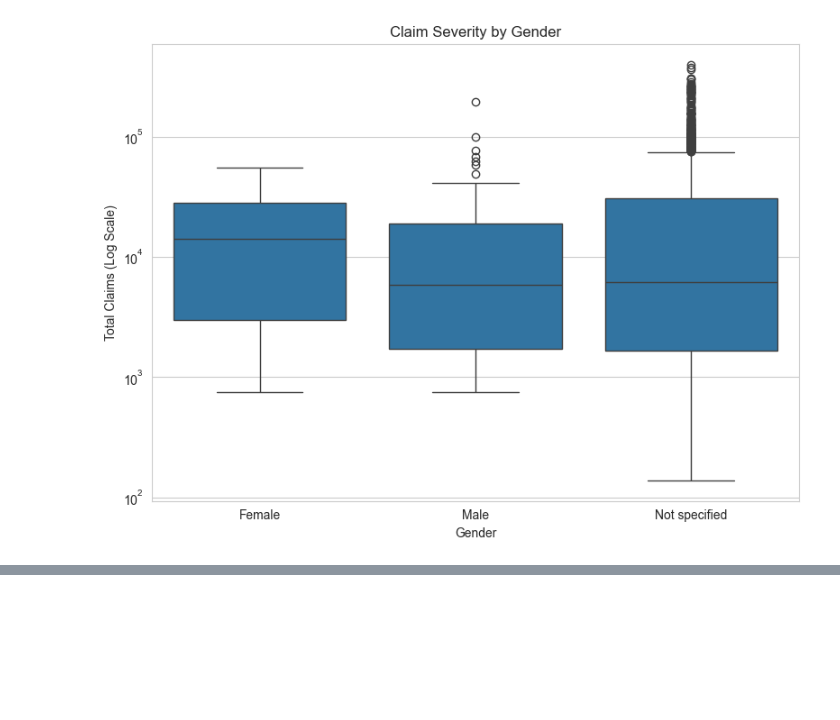
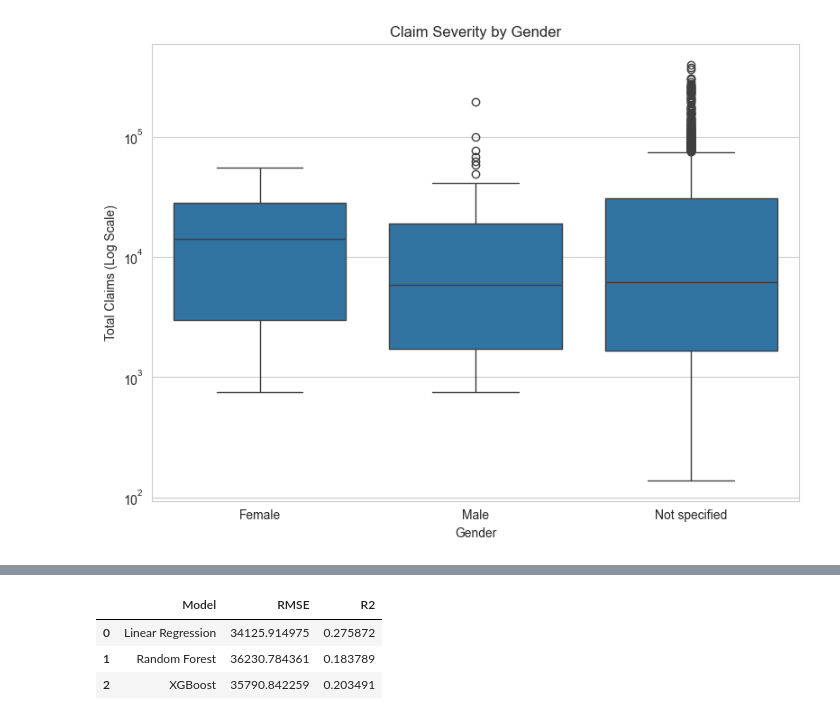
Before and after one commit to bemnetne/End-to-End-Insurance-Risk-Analytics-Predictive-Modeling, a Jupyter notebook: notebooks/eda.ipynb, the cells around one changed output, grey strips where cells are left out. Saved outputs shown, nothing was run; the diff lists cells and outputs as text; code cells hidden in the pictures; blank space fills up the shorter version.

```diff
--- a/notebooks/eda.ipynb
+++ b/notebooks/eda.ipynb
@@ -1965,0 +2097,18 @@ plt.show()
+# %%
+rf_model = Pipeline(steps=[
+
+    ('preprocessor', preprocessor),
+
+    ('model', RandomForestRegressor(
+
+        n_estimators=100,
+
+        random_state=42
+
+    ))
+
+])
+
+rf_model.fit(X_train, y_train)
+
+rf_preds = rf_model.predict(X_test)
@@ -1965,0 +2174,61 @@ plt.show()
+# %%
+from sklearn.metrics import (
+    mean_squared_error,
+    r2_score
+)
+results = pd.DataFrame({
+
+    'Model': [
+
+        'Linear Regression',
+        'Random Forest',
+        'XGBoost'
+
+    ],
+
+    'RMSE': [
+
+        np.sqrt(mean_squared_error(
+            y_test,
+            linear_preds
+        )),
+
+        np.sqrt(mean_squared_error(
+            y_test,
+            rf_preds
+        )),
+
+        np.sqrt(mean_squared_error(
+            y_test,
+            xgb_preds
+        ))
+
+    ],
+
+    'R2': [
+
+        r2_score(
+            y_test,
+            linear_preds
+        ),
+
+        r2_score(
+            y_test,
+            rf_preds
+        ),
+
+        r2_score(
+            y_test,
+            xgb_preds
+        )
+
+    ]
+
+})
+
+results
+# %% [output]
+|  | Model | RMSE | R2 |
+| 0 | Linear Regression | 34125.914975 | 0.275872 |
+| 1 | Random Forest | 36230.784361 | 0.183789 |
+| 2 | XGBoost | 35790.842259 | 0.203491 |
```
Also changed, not shown: parts of 27 cells of this notebook, 1 other file.
